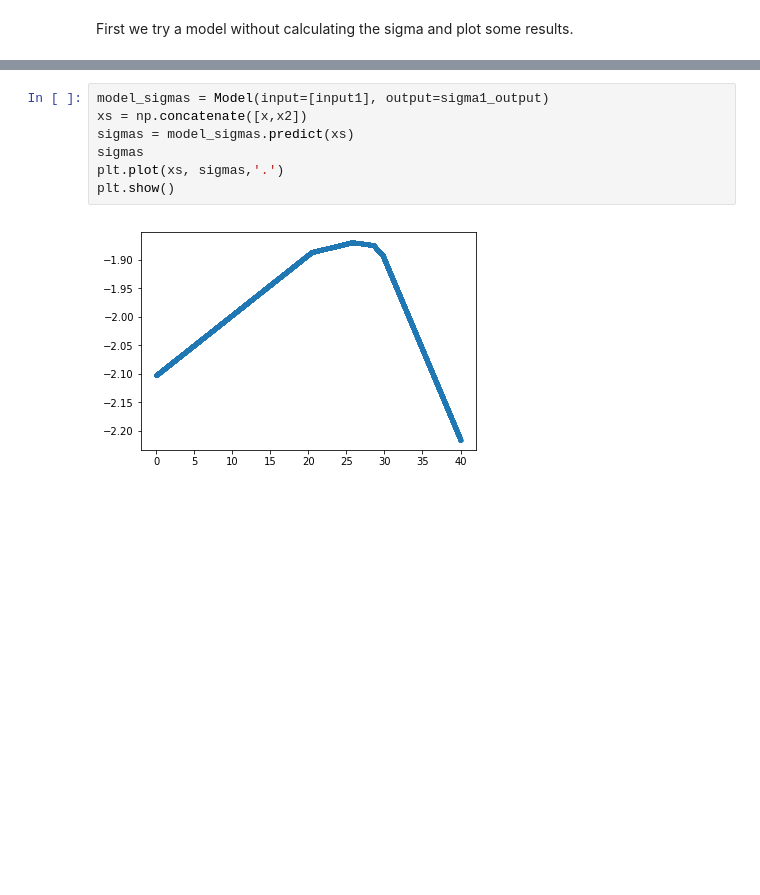
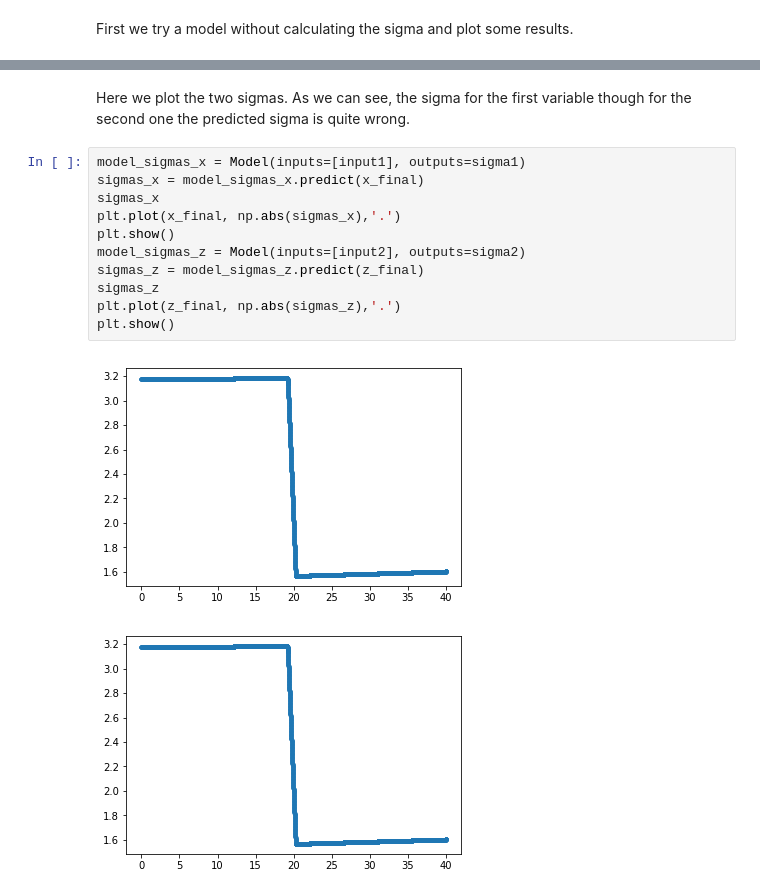
Before and after one commit to menajosep/uncertainty_basic_examples, a Jupyter notebook: Uncertainty Basic Example 2 inputs.ipynb, the cells around one changed output, grey strips where cells are left out. Drawn from its saved outputs; the diff is of its cells as text; blank space fills up the shorter version.

```diff
--- a/Uncertainty Basic Example 2 inputs.ipynb
+++ b/Uncertainty Basic Example 2 inputs.ipynb
@@ -154,9 +159,16 @@ plt.show()
-# %%
-model_sigmas = Model(input=[input1], output=sigma1_output)
-xs = np.concatenate([x,x2])
-sigmas = model_sigmas.predict(xs)
-sigmas
-plt.plot(xs, sigmas,'.')
-plt.show()
-# %% [output]
-[figure, removed]
+# %% [markdown]
+Here we plot the two sigmas. As we can see, the sigma for the first variable though for the second one the predicted sigma is quite wrong.
+# %%
+model_sigmas_x = Model(inputs=[input1], outputs=sigma1)
+sigmas_x = model_sigmas_x.predict(x_final)
+sigmas_x
+plt.plot(x_final, np.abs(sigmas_x),'.')
+plt.show()
+model_sigmas_z = Model(inputs=[input2], outputs=sigma2)
+sigmas_z = model_sigmas_z.predict(z_final)
+sigmas_z
+plt.plot(z_final, np.abs(sigmas_z),'.')
+plt.show()
+# %% [output]
+[figure, added]
+[figure, added]
```
Also changed, not shown: parts of 13 cells of this notebook, 1 other file.
